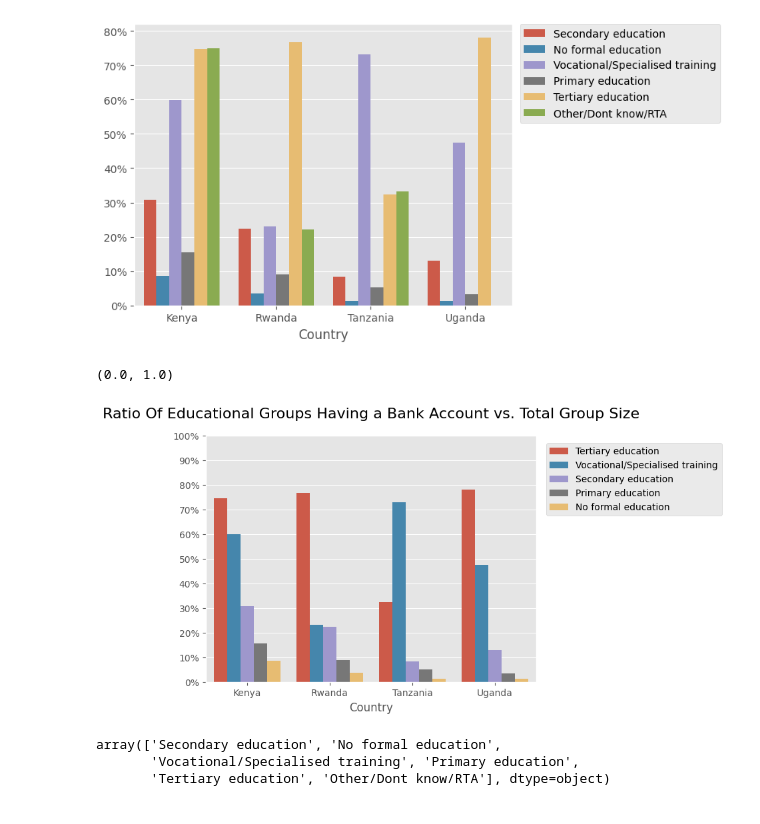
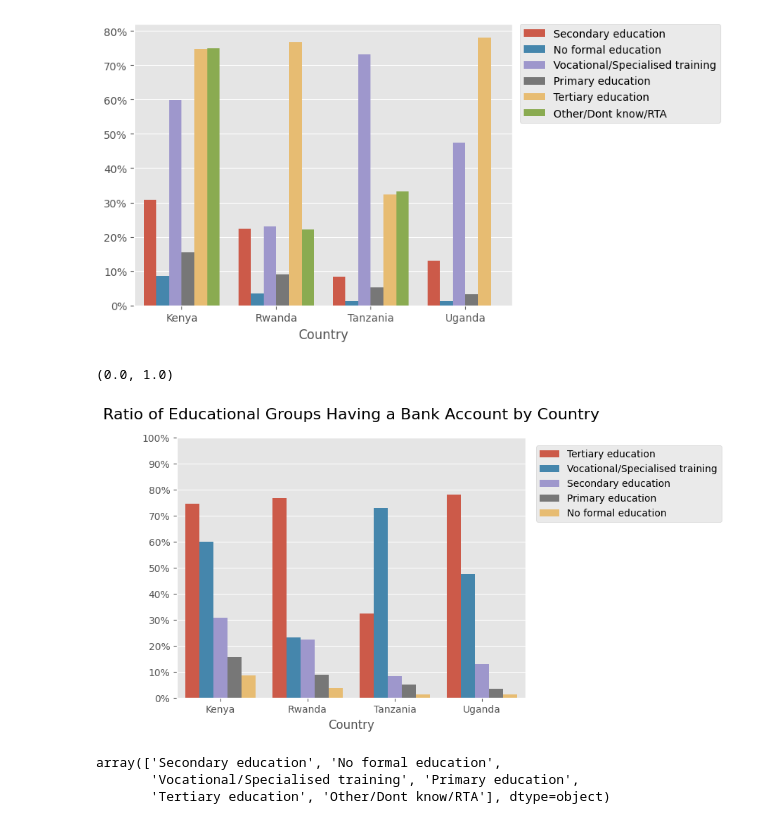
Before and after one commit to ShahiW/Financial-Inclusion-Project, a Jupyter notebook: 5_FeatureEngineering.ipynb, the cells around one changed output. Cells and saved outputs as stored; diff of their text form; code cells hidden in the pictures.

```diff
--- a/5_FeatureEngineering.ipynb
+++ b/5_FeatureEngineering.ipynb
@@ -182,20 +182,20 @@ plt.ylabel('');
 # %%
 import numpy as np
 
 hue = ['Tertiary education', 'Vocational/Specialised training', 'Secondary education','Primary education', 'No formal education']
 
 ax10 = sns.barplot(data=df,x='country', y = 'bank_account', hue = 'education_level', hue_order= hue, errorbar=None)
-plt.title('Ratio Of Educational Groups Having a Bank Account vs. Total Group Size', loc = 'center', y=1.05, fontsize = 16 )
+plt.title('Ratio of Educational Groups Having a Bank Account by Country', loc = 'center', y=1.05, fontsize = 16 )
 plt.legend(bbox_to_anchor=(1.03, 0.97), loc='upper left', borderaxespad=0)
 ax10.yaxis.set_major_formatter(mtick.PercentFormatter(1.0))
 plt.yticks(np.arange(0, 1.1, 0.1))
 plt.xlabel('Country')
 plt.ylabel('')
 plt.ylim((0, 1))
 #plt.title('Season Winners Goal and Win Regression', y=1.3, fontsize = 16);
 # %% [output]
 (0.0, 1.0)
-[figure, old version]
+[figure, new version]
 # %%
 df.education_level.unique()
 # %% [output]
```
Also changed, not shown: parts of 6 cells of this notebook.
